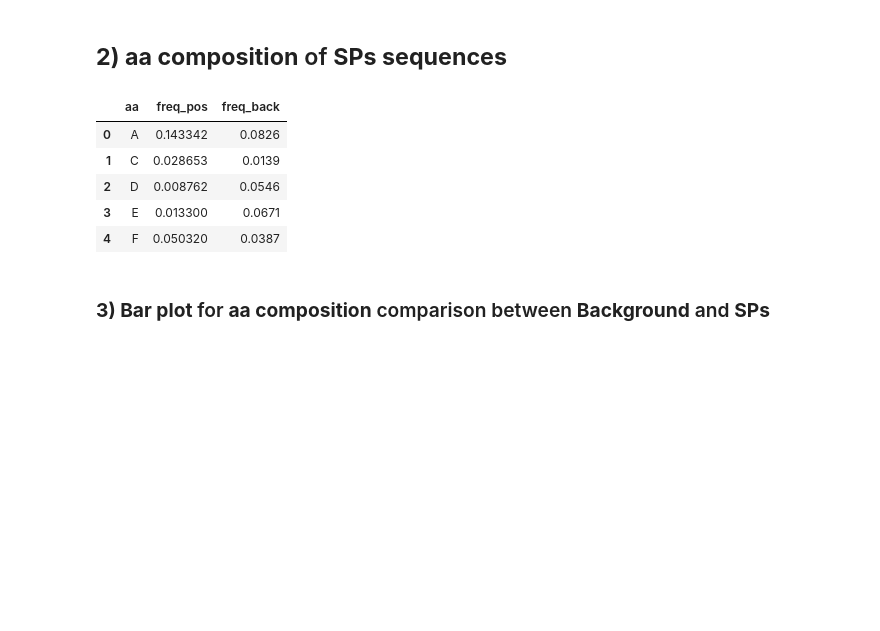
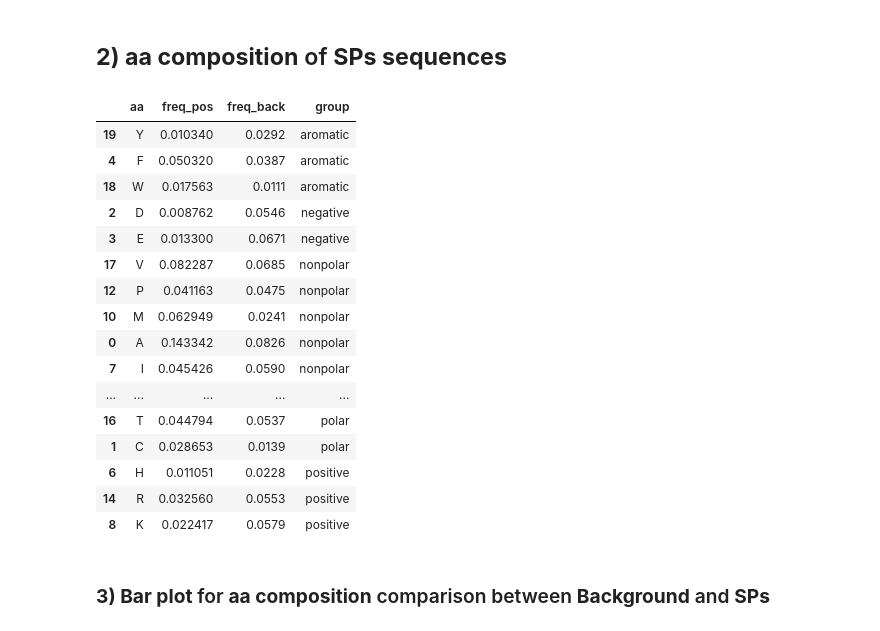
Before and after one commit to alirammal-ux/Signal_Peptide_Predictor, a Jupyter notebook: Data_analysis/aa_composition_plots/aa_compositions.ipynb, the cells around one changed output. Saved outputs shown, nothing was run; the diff lists cells and outputs as text; code cells hidden in the pictures; blank space fills up the shorter version.

```diff
--- a/Data_analysis/aa_composition_plots/aa_compositions.ipynb
+++ b/Data_analysis/aa_composition_plots/aa_compositions.ipynb
@@ -5,3 +8,28 @@ import matplotlib.pyplot as plt
+# %%
+groups = [
+    "nonpolar",   # A
+    "polar",      # C
+    "negative",   # D
+    "negative",   # E
+    "aromatic",   # F
+    "nonpolar",   # G
+    "positive",   # H
+    "nonpolar",   # I
+    "positive",   # K
+    "nonpolar",   # L
+    "nonpolar",   # M
+    "polar",      # N
+    "nonpolar",   # P
+    "polar",      # Q
+    "positive",   # R
+    "polar",      # S
+    "polar",      # T
+    "nonpolar",   # V
+    "aromatic",   # W
+    "aromatic",   # Y
+]
+
+AA_keys="ACDEFGHIKLMNPQRSTVWY"
 # %% [markdown]
 ## __1)__   __aa composition__ of the entire sequence in __SwissProt__
 # %%
@@ -24,41 +53,56 @@ data = pd.read_csv('/home/um40/LB2_project_Group_1/Data_preparation/Cleaned_merg
 
 def count_aa(file_path,start=0):
     #inizializzo il dizionario con le 20 lettere dell'alfabeto delle proteine e con valore iniziale 0
-    keys = "ACDEFGHIKLMNPQRSTVWY"
+    keys = AA_keys
     dict_aa= Counter({aa: 0 for aa in keys})
 
     with open(file_path) as file:
         for line in file:
             line=line.strip()
             if line.startswith('>') or not line:
                 UniprotID = line.rstrip()[1:]
                 cleavage_pos = data.loc[data['ID'] == UniprotID, 'cleavage_pos'].values[0]
 
                 for aa in file.readline()[start:cleavage_pos]:
                     aa=aa.upper()
                     if aa in dict_aa:
                         dict_aa[aa]+=1
 
     return dict_aa
 
 
 dict_aa=count_aa(file_path)
 # for k,v in dict_aa.items():
 #     print(f'{k}:{v}')
 
 df_pos = pd.DataFrame({'aa': dict_aa.keys(), 'count': dict_aa.values()})
 df_pos['freq_pos']=df_pos['count']/sum(dict_aa.values())
 
 
+
 df = pd.merge(df_pos[['aa', 'freq_pos']], df_background[['aa', 'freq_back']], on='aa')
-df.head()
+df['group']=groups
+
+df.sort_values(by='group',inplace=True)
+df
 # %% [output]
-|  | aa | freq_pos | freq_back |
-| 0 | A | 0.143342 | 0.0826 |
-| 1 | C | 0.028653 | 0.0139 |
-| 2 | D | 0.008762 | 0.0546 |
-| 3 | E | 0.013300 | 0.0671 |
-| 4 | F | 0.050320 | 0.0387 |
+|  | aa | freq_pos | freq_back | group |
+| 19 | Y | 0.010340 | 0.0292 | aromatic |
+| 4 | F | 0.050320 | 0.0387 | aromatic |
+| 18 | W | 0.017563 | 0.0111 | aromatic |
+| 2 | D | 0.008762 | 0.0546 | negative |
+| 3 | E | 0.013300 | 0.0671 | negative |
+| 17 | V | 0.082287 | 0.0685 | nonpolar |
+| 12 | P | 0.041163 | 0.0475 | nonpolar |
+| 10 | M | 0.062949 | 0.0241 | nonpolar |
+| 0 | A | 0.143342 | 0.0826 | nonpolar |
+| 7 | I | 0.045426 | 0.0590 | nonpolar |
+| ... | ... | ... | ... | ... |
+| 16 | T | 0.044794 | 0.0537 | polar |
+| 1 | C | 0.028653 | 0.0139 | polar |
+| 6 | H | 0.011051 | 0.0228 | positive |
+| 14 | R | 0.032560 | 0.0553 | positive |
+| 8 | K | 0.022417 | 0.0579 | positive |
 # %% [markdown]
 ### __3) Bar plot__ for __aa composition__ comparison between __Background__ and __SPs__
 # %% [markdown]
```
Also changed, not shown: parts of 8 cells of this notebook, 5 other files.
